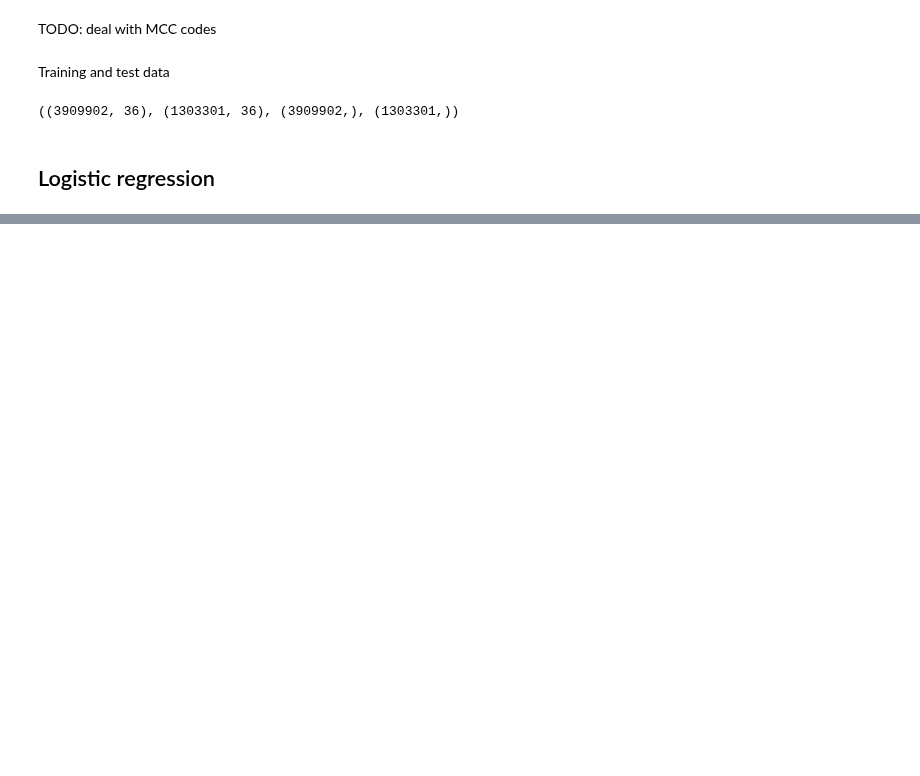
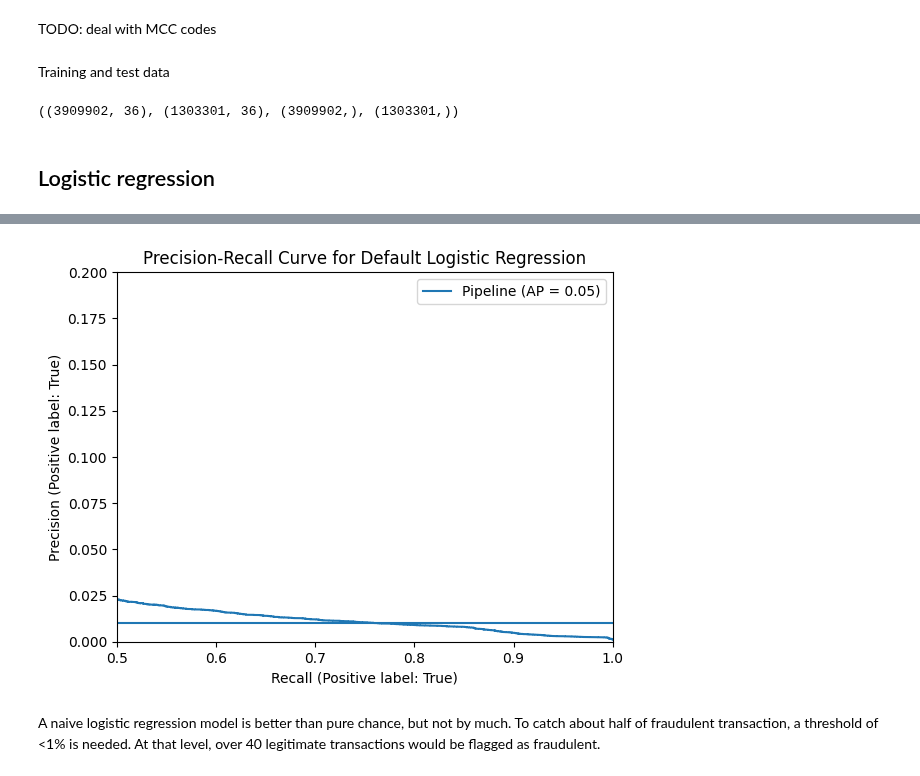
Before and after one commit to msc2106/CreditCardFraud, a Jupyter notebook: notebooks/modeling.ipynb, the cells around one changed output, grey strips where cells are left out. Drawn from its saved outputs; the diff is of its cells as text; code cells hidden in the pictures; blank space fills up the shorter version.

Commit message:
Logistic regression naive results

```diff
--- a/notebooks/modeling.ipynb
+++ b/notebooks/modeling.ipynb
@@ -30,7 +32,7 @@ tx_data = pd.read_csv(
     index_col=0,
     parse_dates=['timestamp']
 )
-tx_data.drop(['year', 'month', 'day', 'time', 'merchant_name', 'use_chip'], axis=1, inplace=True)
+# tx_data.drop(['year', 'month', 'day', 'time', 'merchant_name', 'use_chip'], axis=1, inplace=True)
 print(tx_data.info())
 # %% [output]
 <class 'pandas.core.frame.DataFrame'>
@@ -260,0 +299,10 @@ Error:
+# %%
+prc_display = PrecisionRecallDisplay.from_estimator(logit_pipe_default, X_test, y_test)
+plt.axhline(0.01);
+plt.axis([0.5, 1., 0., 0.2]);
+plt.legend(loc='upper right');
+plt.title("Precision-Recall Curve for Default Logistic Regression");
+# %% [output]
+[figure, added]
+# %% [markdown]
+A naive logistic regression model is better than pure chance, but not by much. To catch about half of fraudulent transaction, a threshold of <1% is needed. At that level, over 40 legitimate transactions would be flagged as fraudulent.
```
Also changed, not shown: parts of 8 cells of this notebook, 1 other file.
